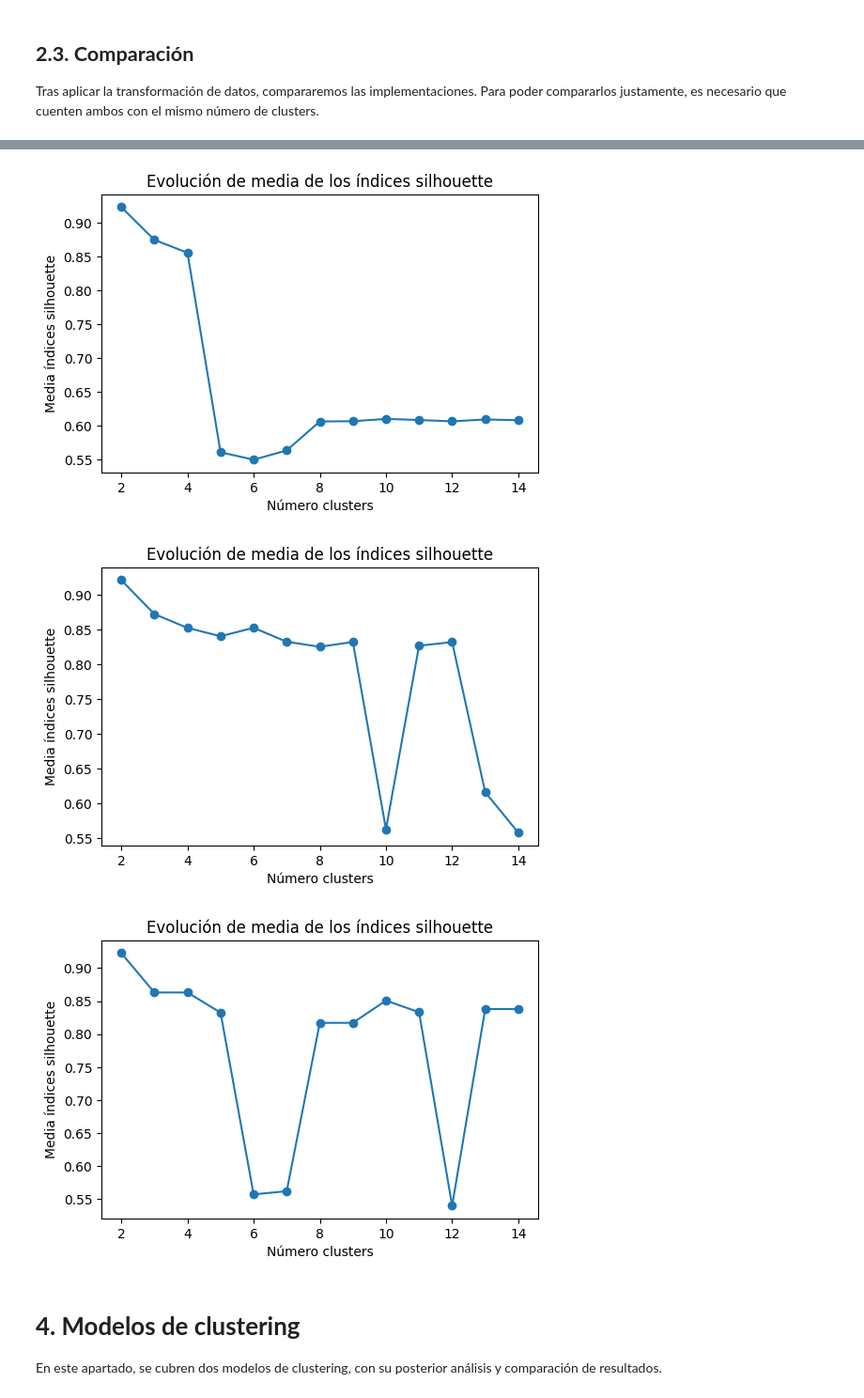
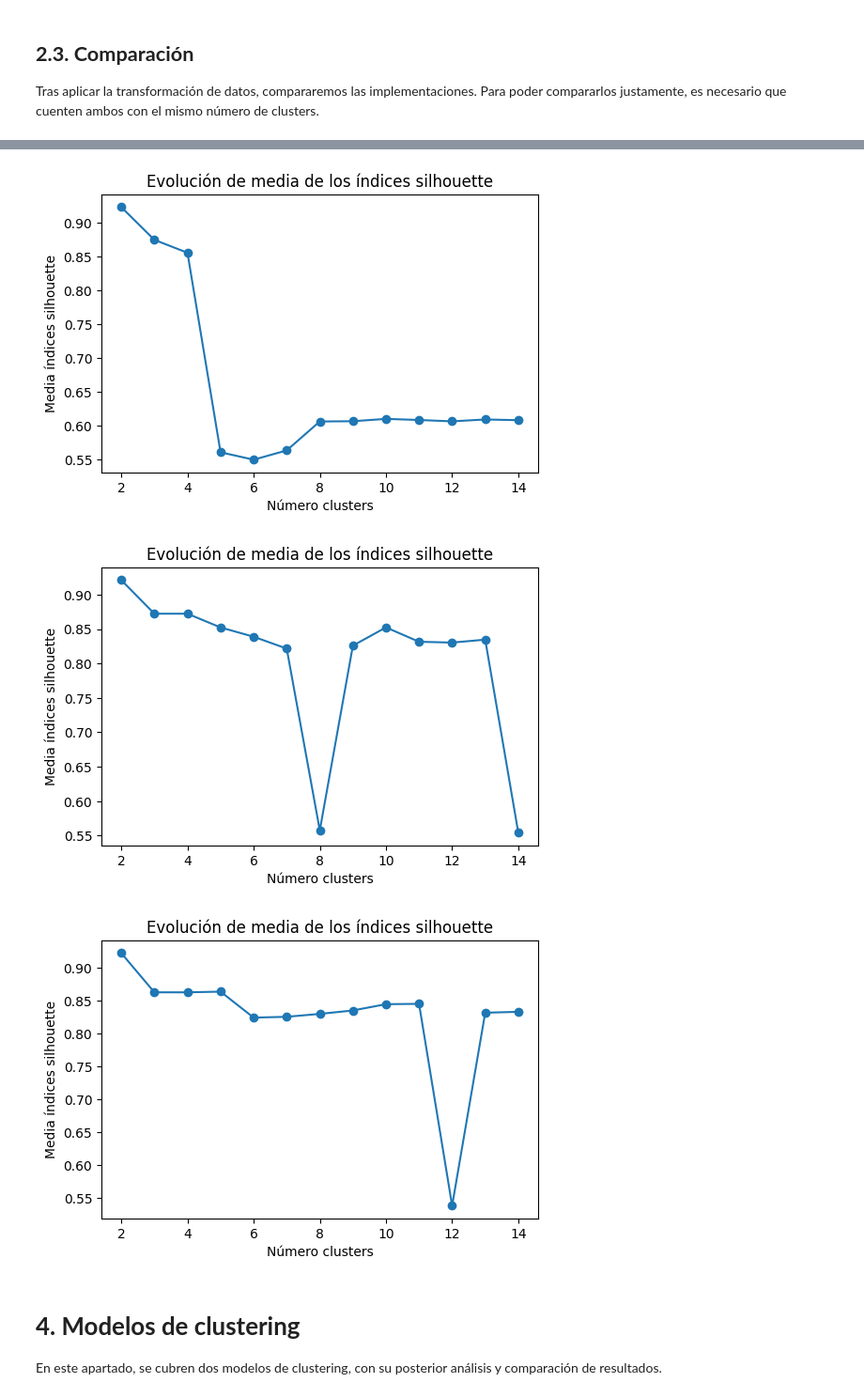
Before and after one commit to ManuGPR/ML_Clustering, a Jupyter notebook: AA_G03_Clustering.ipynb, the cells around one changed output, grey strips where cells are left out. Shown: that part at 94% size. Cells and saved outputs as stored; diff of their text form; code cells hidden in the pictures.

Commit message:
mimo a los textos y correccion de kmeans

```diff
--- a/AA_G03_Clustering.ipynb
+++ b/AA_G03_Clustering.ipynb
@@ -375,7 +418,9 @@ iteraciones:  3
 Tras aplicar la transformación de datos, compararemos las implementaciones. Para poder compararlos justamente, es necesario que cuenten ambos con el mismo número de clusters.
 # %%
 import numpy as np
-
+import matplotlib.pyplot as plt
+from sklearn.cluster import KMeans
+from sklearn.metrics import silhouette_score
 # SKlearn ohe
 
 range_n_clusters = range(2, 15)
@@ -391,7 +436,6 @@ for n_clusters in range_n_clusters:
     silhouette_avg = silhouette_score(pca_ohe_stars, cluster_labels)
     valores_medios_silhouette.append(silhouette_avg)
 
-print(">>>", cluster_labels, type(cluster_labels[0]))
 
 fig, ax = plt.subplots(1, 1, figsize=(6, 3.84))
 ax.plot(range_n_clusters, valores_medios_silhouette, marker='o')
@@ -434,8 +478,9 @@ for n_clusters in range_n_clusters:
     try:
         silhouette_avg = silhouette_score(pca_ohe_stars, modelo_kmeans.cluster_labels)
     except ValueError:
-        print("except:")
-        print(modelo_kmeans.cluster_labels)
+        print("except: se ha usado un único cluster")
+        modelo_kmeans.info()
+        #print(modelo_kmeans.cluster_labels)
         silhouette_avg = -1
     valores_medios_silhouette.append(silhouette_avg)
 
@@ -458,8 +503,9 @@ for n_clusters in range_n_clusters:
     try:
         silhouette_avg = silhouette_score(pca_ord_stars, modelo_kmeans.cluster_labels)
     except ValueError:
-        print("except:")
-        print(modelo_kmeans.cluster_labels)
+        print("except: se ha usado un único cluster")
+        modelo_kmeans.info()
+        #print(modelo_kmeans.cluster_labels)
         silhouette_avg = -1
     valores_medios_silhouette.append(silhouette_avg)
 
@@ -491,7 +520,7 @@ Text(0, 0.5, 'Media índices silhouette')
 [figure]
 [figure]
-[figure, old version]
+[figure, new version]
-[figure, old version]
+[figure, new version]
 # %% [markdown]
 # **4. Modelos de clustering**
 En este apartado, se cubren dos modelos de clustering, con su posterior análisis y comparación de resultados.
```
Also changed, not shown: parts of 14 cells of this notebook, 1 other file.
